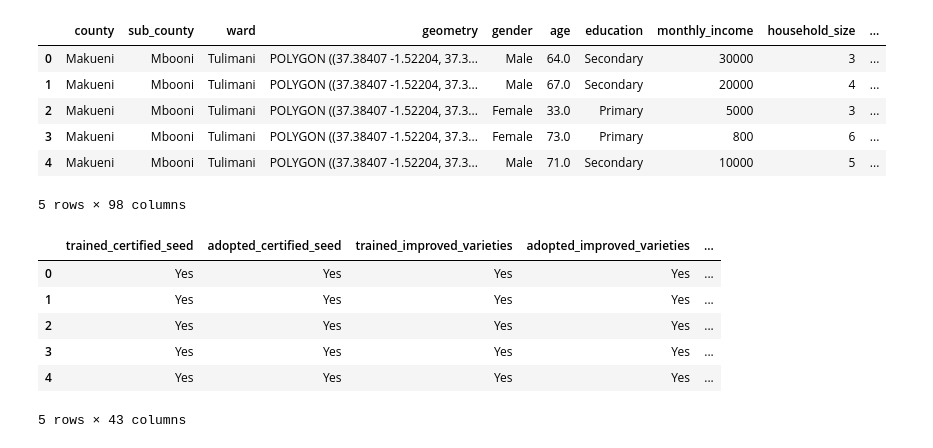
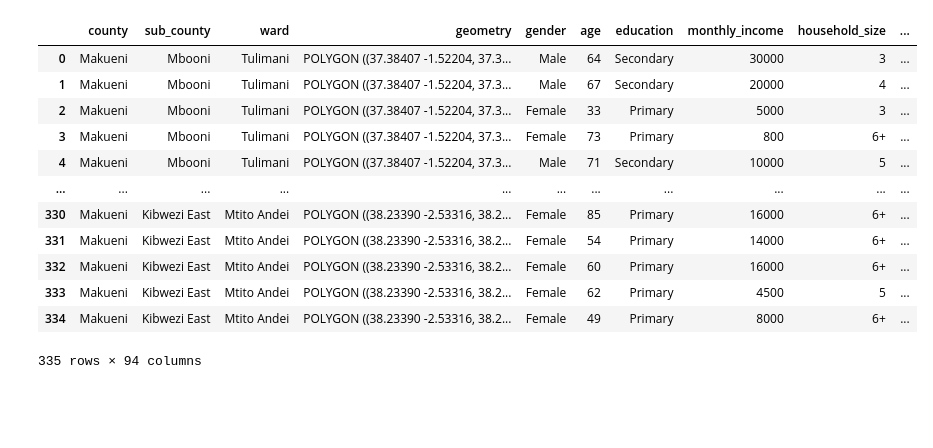
Before and after one commit to StephKisee/narigp-farmer-impact-study, a Jupyter notebook: notebooks/notebook.ipynb, the cells around one changed output. Cells and saved outputs as stored; diff of their text form; code cells hidden in the pictures; blank space fills up the shorter version.

Commit message:
Farmer demographics, attitudes.

```diff
--- a/notebooks/notebook.ipynb
+++ b/notebooks/notebook.ipynb
@@ -106,7 +108,8 @@ kenya = gpd.read_file('../data/processed/geojson/kenya.geojson')
 counties = gpd.read_file('../data/processed/geojson/kenya_counties.geojson')
 sub_counties = gpd.read_file('../data/processed/geojson/kenya_sub_counties.geojson')
 wards = gpd.read_file('../data/processed/geojson/kenya_wards.geojson')
-kenya.crs = counties.crs = sub_counties.crs = wards.crs = 'EPSG:4326'
+narig_wards = gpd.read_file('../data/processed/geojson/narig_wards.geojson')
+kenya.crs = counties.crs = sub_counties.crs = wards.crs = narig_wards.crs = 'EPSG:4326'
 makueni_county = counties[counties['county'] == 'Makueni']
 makueni_sub_counties = sub_counties[sub_counties['county'] == 'Makueni']
 makueni_wards = wards[wards['county'] == 'Makueni']
@@ -114,7 +117,6 @@ makueni_wards = wards[wards['county'] == 'Makueni']
 survey.rename(columns=column_names, inplace=True)
 
 replace_map = {'Diasgree': 'Disagree',
-               '6+': 6,
                'Kako': 'Waia/Kako',
                'Mtito': 'Mtito Andei'}
 
@@ -127,7 +129,7 @@ ordinal_map = {'Strongly Agree': 5,
 reverse_map = {v: k for k, v in ordinal_map.items()}
 
 survey.replace(replace_map, inplace=True)
-survey.replace(ordinal_map, inplace=True)
+# survey.replace(ordinal_map, inplace=True)
 
 survey = makueni_wards.merge(survey, on='ward', how='right')
 
@@ -135,6 +137,9 @@ survey['age'] = survey['age'].replace(0, np.nan)
 survey['gender'] = survey['gender'].str.split().str[-1]
 
 orig_col_order = list(survey.columns)
+
+fig, ax = plt.subplots(1, 2, figsize=(30, 15))
+sns.heatmap(survey.set_index('value_chain').sort_index().isnull(), cbar=False, ax=ax[0])
 
 demographic_cols = survey.columns[:12].tolist()
 attitude_cols = survey.columns[12:20].tolist()
@@ -149,7 +154,7 @@ narig_dfs = {vc: survey[survey['value_chain'] == vc].dropna(axis=1, how='all') f
 
 for k, v in narig_dfs.items():
     v.columns = v.columns.str.replace('_\d', '', regex=True)
-    # v.dropna(axis=0, inplace=True)
+    v.dropna(axis=0, inplace=True)
     # v = create_composite_feature(v, attitude_cols, 'farmer_attitudes')
     # v = create_composite_feature(v, knowledge_cols, 'farmer_knowledge')
     # v = create_composite_feature(v, practice_cols, 'farmer_practices')
@@ -159,15 +164,15 @@ for k, v in narig_dfs.items():
 narig_dfs['survey_df'] = pd.concat(narig_dfs.values(), ignore_index=True)
 narig_dfs['survey_df'] = narig_dfs['survey_df'][[col for col in orig_col_order if col in narig_dfs['survey_df'].columns]]
 
-narig_dfs['survey_df'].replace(reverse_map, inplace=True)
-numeric_cols = narig_dfs['survey_df'].select_dtypes('number').columns.tolist()
-narig_dfs['survey_df'].replace(ordinal_map, inplace=True)
+# narig_dfs['survey_df'].replace(reverse_map, inplace=True)
+# numeric_cols = narig_dfs['survey_df'].select_dtypes('number').columns.tolist()
+# narig_dfs['survey_df'].replace(ordinal_map, inplace=True)
 
-narig_dfs['survey_df'] = create_change_features(narig_dfs['survey_df'], drop_before_after=False)
-narig_dfs['survey_df'] = create_composite_feature(narig_dfs['survey_df'], attitude_cols, 'farmer_attitudes', drop_features=False)
-narig_dfs['survey_df'] = create_composite_feature(narig_dfs['survey_df'], knowledge_cols, 'farmer_knowledge', drop_features=False)
-narig_dfs['survey_df'] = create_composite_feature(narig_dfs['survey_df'], practice_cols, 'farmer_practices', drop_features=False)
-narig_dfs['survey_df'] = create_composite_feature(narig_dfs['survey_df'], performance_cols, 'project_performance', drop_features=False)
+# narig_dfs['survey_df'] = create_change_features(narig_dfs['survey_df'], drop_before_after=False)
+# narig_dfs['survey_df'] = create_composite_feature(narig_dfs['survey_df'], attitude_cols, 'farmer_attitudes', drop_features=False)
+# narig_dfs['survey_df'] = create_composite_feature(narig_dfs['survey_df'], knowledge_cols, 'farmer_knowledge', drop_features=False)
+# narig_dfs['survey_df'] = create_composite_feature(narig_dfs['survey_df'], practice_cols, 'farmer_practices', drop_features=False)
+# narig_dfs['survey_df'] = create_composite_feature(narig_dfs['survey_df'], performance_cols, 'project_performance', drop_features=False)
 
 for k, v in narig_dfs.items():
     for col in v.select_dtypes('object').columns:
@@ -176,6 +181,9 @@ for k, v in narig_dfs.items():
         if v[col].apply(float.is_integer).all():
             v[col] = v[col].astype(int)
     print(k)
+
+# sns.heatmap(narig_dfs['survey_df'].set_index('value_chain').sort_index().isnull(), cbar=False, ax=ax[1])
+# plt.show()
 # %% [output]
 Tomato
 Mango
@@ -185,20 +194,16 @@ survey_df
 # %%
-narig_dfs['survey_df'].head()
+narig_dfs['survey_df']
 # %% [output]
 |  | county | sub_county | ward | geometry | gender | age | education | monthly_income | household_size | ... |
-| 0 | Makueni | Mbooni | Tulimani | POLYGON ((37.38407 -1.52204, 37.3... | Male | 64.0 | Secondary | 30000 | 3 | ... |
-| 1 | Makueni | Mbooni | Tulimani | POLYGON ((37.38407 -1.52204, 37.3... | Male | 67.0 | Secondary | 20000 | 4 | ... |
-| 2 | Makueni | Mbooni | Tulimani | POLYGON ((37.38407 -1.52204, 37.3... | Female | 33.0 | Primary | 5000 | 3 | ... |
-| 3 | Makueni | Mbooni | Tulimani | POLYGON ((37.38407 -1.52204, 37.3... | Female | 73.0 | Primary | 800 | 6 | ... |
-| 4 | Makueni | Mbooni | Tulimani | POLYGON ((37.38407 -1.52204, 37.3... | Male | 71.0 | Secondary | 10000 | 5 | ... |
+| 0 | Makueni | Mbooni | Tulimani | POLYGON ((37.38407 -1.52204, 37.3... | Male | 64 | Secondary | 30000 | 3 | ... |
+| 1 | Makueni | Mbooni | Tulimani | POLYGON ((37.38407 -1.52204, 37.3... | Male | 67 | Secondary | 20000 | 4 | ... |
+| 2 | Makueni | Mbooni | Tulimani | POLYGON ((37.38407 -1.52204, 37.3... | Female | 33 | Primary | 5000 | 3 | ... |
+| 3 | Makueni | Mbooni | Tulimani | POLYGON ((37.38407 -1.52204, 37.3... | Female | 73 | Primary | 800 | 6+ | ... |
+| 4 | Makueni | Mbooni | Tulimani | POLYGON ((37.38407 -1.52204, 37.3... | Male | 71 | Secondary | 10000 | 5 | ... |
+| ... | ... | ... | ... | ... | ... | ... | ... | ... | ... | ... |
+| 330 | Makueni | Kibwezi East | Mtito Andei | POLYGON ((38.23390 -2.53316, 38.2... | Female | 85 | Primary | 16000 | 6+ | ... |
+| 331 | Makueni | Kibwezi East | Mtito Andei | POLYGON ((38.23390 -2.53316, 38.2... | Female | 54 | Primary | 14000 | 6+ | ... |
+| 332 | Makueni | Kibwezi East | Mtito Andei | POLYGON ((38.23390 -2.53316, 38.2... | Female | 60 | Primary | 16000 | 6+ | ... |
+| 333 | Makueni | Kibwezi East | Mtito Andei | POLYGON ((38.23390 -2.53316, 38.2... | Female | 62 | Primary | 4500 | 5 | ... |
+| 334 | Makueni | Kibwezi East | Mtito Andei | POLYGON ((38.23390 -2.53316, 38.2... | Female | 49 | Primary | 8000 | 6+ | ... |
-5 rows × 98 columns
+335 rows × 94 columns
-# %%
-narig_dfs['survey_df'].iloc[:, 45:-10].head()
-# %% [output]
-|  | trained_certified_seed | adopted_certified_seed | trained_improved_varieties | adopted_improved_varieties | ... |
-| 0 | Yes | Yes | Yes | Yes | ... |
-| 1 | Yes | Yes | Yes | Yes | ... |
-| 2 | Yes | Yes | Yes | Yes | ... |
-| 3 | Yes | Yes | Yes | Yes | ... |
-| 4 | Yes | Yes | Yes | Yes | ... |
-5 rows × 43 columns
```
Also changed, not shown: parts of 15 cells of this notebook, 3 other files.
